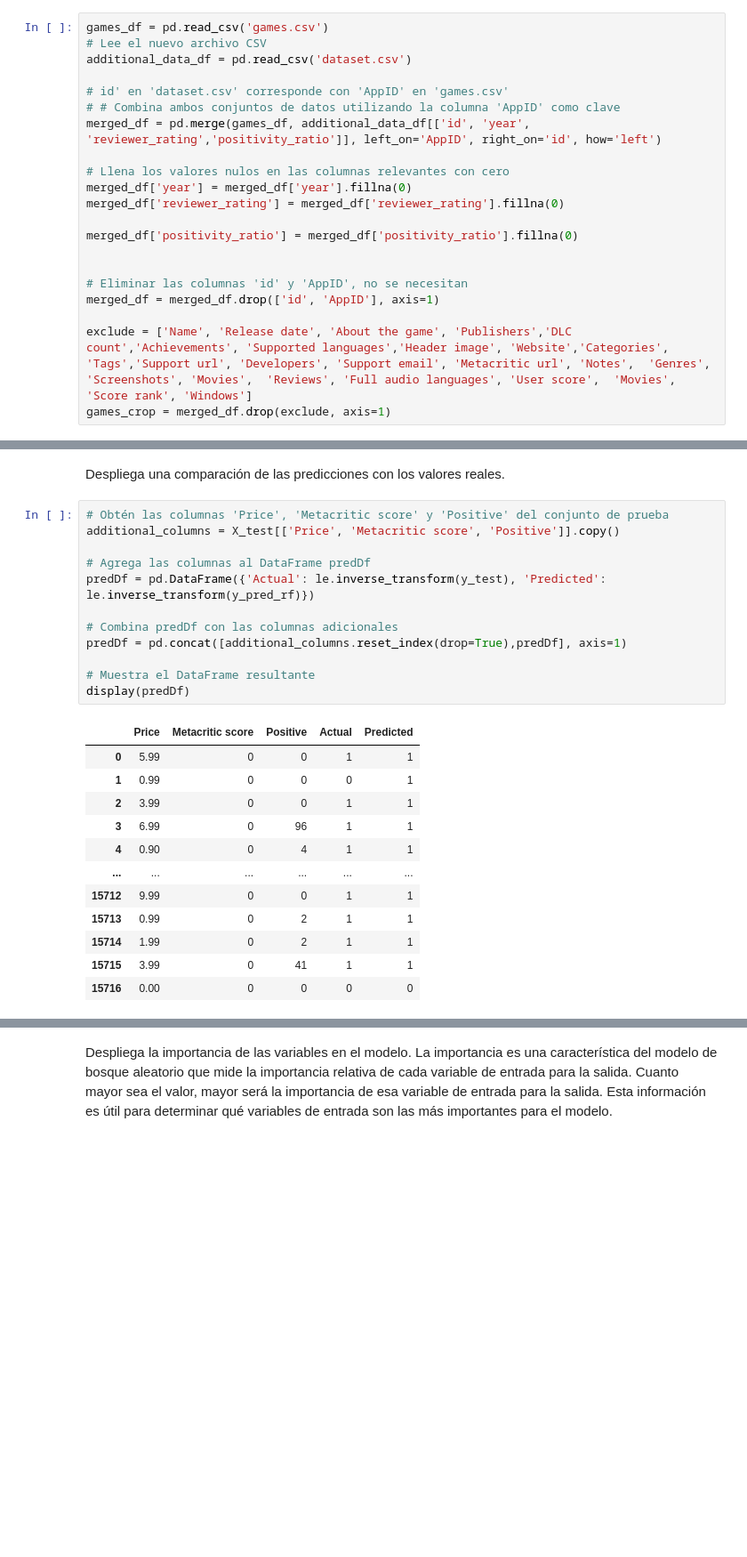
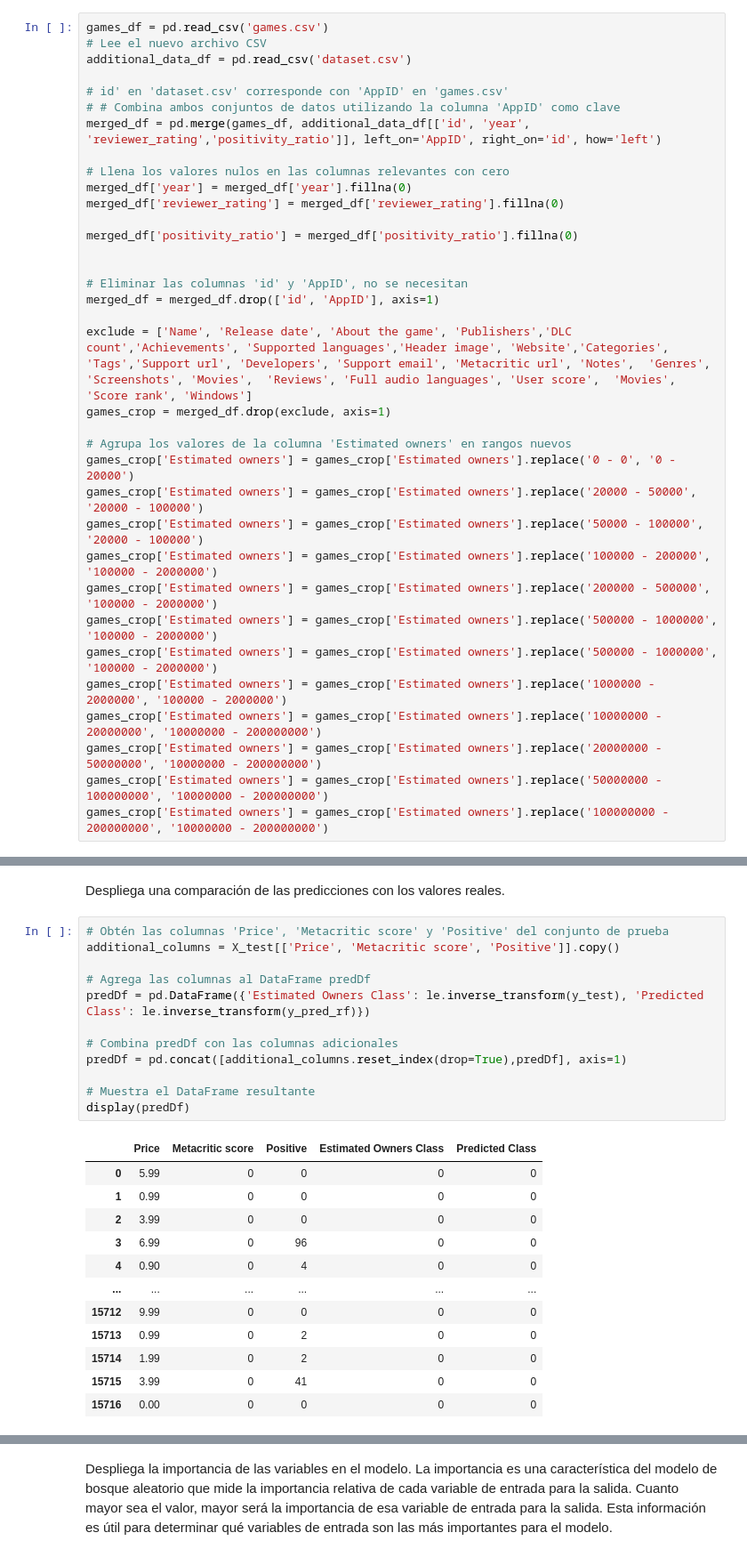
Before and after one commit to VicenteA18UCN/IDS_PROJECT, a Jupyter notebook: InformeFinal.ipynb, the cells around one changed output, grey strips where cells are left out. Shown at 89% size. Saved outputs shown, nothing was run; the diff lists cells and outputs as text; blank space fills up the shorter version.

```diff
--- a/InformeFinal.ipynb
+++ b/InformeFinal.ipynb
@@ -118,6 +120,20 @@ merged_df = merged_df.drop(['id', 'AppID'], axis=1)
 
 exclude = ['Name', 'Release date', 'About the game', 'Publishers','DLC count','Achievements', 'Supported languages','Header image', 'Website','Categories', 'Tags','Support url', 'Developers', 'Support email', 'Metacritic url', 'Notes',  'Genres', 'Screenshots', 'Movies',  'Reviews', 'Full audio languages', 'User score',  'Movies',  'Score rank', 'Windows']
 games_crop = merged_df.drop(exclude, axis=1)
+
+# Agrupa los valores de la columna 'Estimated owners' en rangos nuevos
+games_crop['Estimated owners'] = games_crop['Estimated owners'].replace('0 - 0', '0 - 20000')
+games_crop['Estimated owners'] = games_crop['Estimated owners'].replace('20000 - 50000', '20000 - 100000')
+games_crop['Estimated owners'] = games_crop['Estimated owners'].replace('50000 - 100000', '20000 - 100000')
+games_crop['Estimated owners'] = games_crop['Estimated owners'].replace('100000 - 200000', '100000 - 2000000')
+games_crop['Estimated owners'] = games_crop['Estimated owners'].replace('200000 - 500000', '100000 - 2000000')
+games_crop['Estimated owners'] = games_crop['Estimated owners'].replace('500000 - 1000000', '100000 - 2000000')
+games_crop['Estimated owners'] = games_crop['Estimated owners'].replace('500000 - 1000000', '100000 - 2000000')
+games_crop['Estimated owners'] = games_crop['Estimated owners'].replace('1000000 - 2000000', '100000 - 2000000')
+games_crop['Estimated owners'] = games_crop['Estimated owners'].replace('10000000 - 20000000', '10000000 - 200000000')
+games_crop['Estimated owners'] = games_crop['Estimated owners'].replace('20000000 - 50000000', '10000000 - 200000000')
+games_crop['Estimated owners'] = games_crop['Estimated owners'].replace('50000000 - 100000000', '10000000 - 200000000')
+games_crop['Estimated owners'] = games_crop['Estimated owners'].replace('100000000 - 200000000', '10000000 - 200000000')
 # %% [markdown]
 Se realiza la codificación de etiquetas en la columna 'Estimated owners' del DataFrame `games_crop` y luego elimina esa columna del DataFrame. Aquí está el desglose paso a paso:
 
@@ -283,27 +282,27 @@ Despliega una comparación de las predicciones con los valores reales.
 # %%
 # Obtén las columnas 'Price', 'Metacritic score' y 'Positive' del conjunto de prueba
 additional_columns = X_test[['Price', 'Metacritic score', 'Positive']].copy()
 
 # Agrega las columnas al DataFrame predDf
-predDf = pd.DataFrame({'Actual': le.inverse_transform(y_test), 'Predicted': le.inverse_transform(y_pred_rf)})
+predDf = pd.DataFrame({'Estimated Owners Class': le.inverse_transform(y_test), 'Predicted Class': le.inverse_transform(y_pred_rf)})
 
 # Combina predDf con las columnas adicionales
 predDf = pd.concat([additional_columns.reset_index(drop=True),predDf], axis=1)
 
 # Muestra el DataFrame resultante
 display(predDf)
 # %% [output]
-|  | Price | Metacritic score | Positive | Actual | Predicted |
-| 0 | 5.99 | 0 | 0 | 1 | 1 |
-| 1 | 0.99 | 0 | 0 | 0 | 1 |
-| 2 | 3.99 | 0 | 0 | 1 | 1 |
-| 3 | 6.99 | 0 | 96 | 1 | 1 |
-| 4 | 0.90 | 0 | 4 | 1 | 1 |
+|  | Price | Metacritic score | Positive | Estimated Owners Class | Predicted Class |
+| 0 | 5.99 | 0 | 0 | 0 | 0 |
+| 1 | 0.99 | 0 | 0 | 0 | 0 |
+| 2 | 3.99 | 0 | 0 | 0 | 0 |
+| 3 | 6.99 | 0 | 96 | 0 | 0 |
+| 4 | 0.90 | 0 | 4 | 0 | 0 |
 | ... | ... | ... | ... | ... | ... |
-| 15712 | 9.99 | 0 | 0 | 1 | 1 |
-| 15713 | 0.99 | 0 | 2 | 1 | 1 |
-| 15714 | 1.99 | 0 | 2 | 1 | 1 |
-| 15715 | 3.99 | 0 | 41 | 1 | 1 |
+| 15712 | 9.99 | 0 | 0 | 0 | 0 |
+| 15713 | 0.99 | 0 | 2 | 0 | 0 |
+| 15714 | 1.99 | 0 | 2 | 0 | 0 |
+| 15715 | 3.99 | 0 | 41 | 0 | 0 |
 | 15716 | 0.00 | 0 | 0 | 0 | 0 |
 15717 rows × 5 columns
 # %% [markdown]
```
Also changed, not shown: parts of 20 cells of this notebook.
